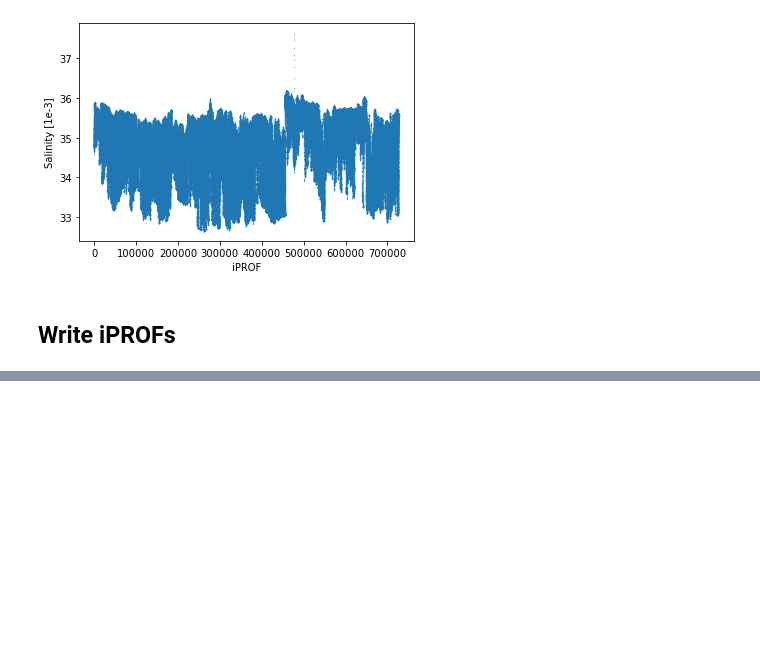
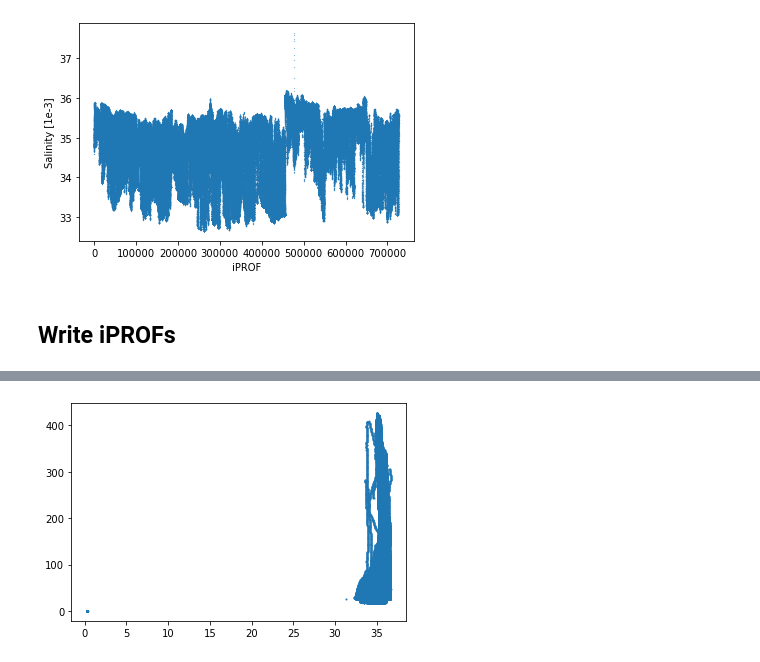
Before and after one commit to IvanaEscobar/sandbox, a Jupyter notebook: sandbox/ooi-pioneer/notebooks/ooi2profilesPkg.ipynb, the cells around one changed output, grey strips where cells are left out. Saved outputs shown, nothing was run; the diff lists cells and outputs as text; code cells hidden in the pictures; blank space fills up the shorter version.

```diff
--- a/sandbox/ooi-pioneer/notebooks/ooi2profilesPkg.ipynb
+++ b/sandbox/ooi-pioneer/notebooks/ooi2profilesPkg.ipynb
@@ -77,0 +112,10 @@ Attributes:
+# %%
+test = dsTest.prof_S.where( (dsTest.prof_depth < 27) & \
+                     (dsTest.prof_depth >=26))
+
+
+plt.figure()
+plt.scatter(dsTest.prof_S, dsTest.prof_depth, s=1)
+plt.show()
+# %% [output]
+[figure, added]
```
Also changed, not shown: parts of 13 cells of this notebook, 1 other file.
